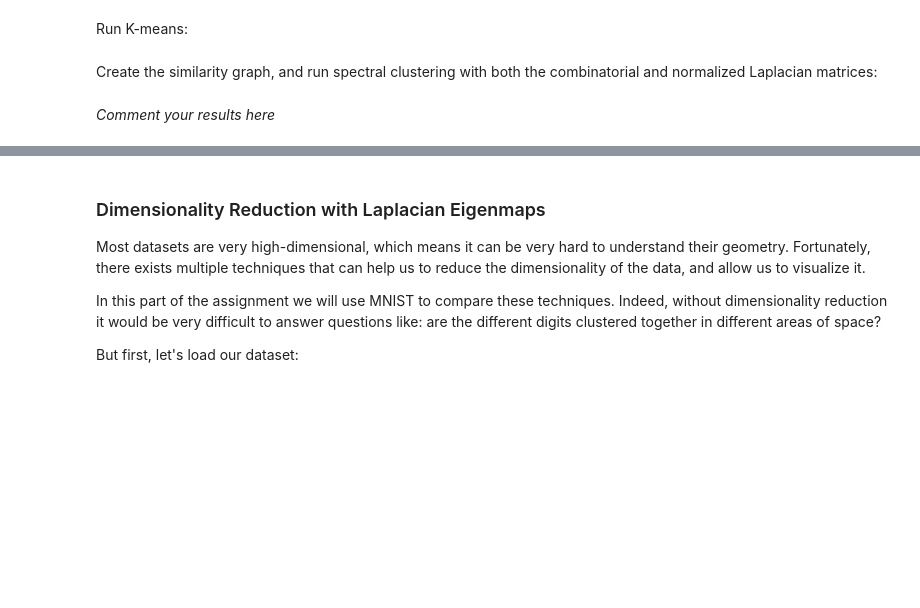
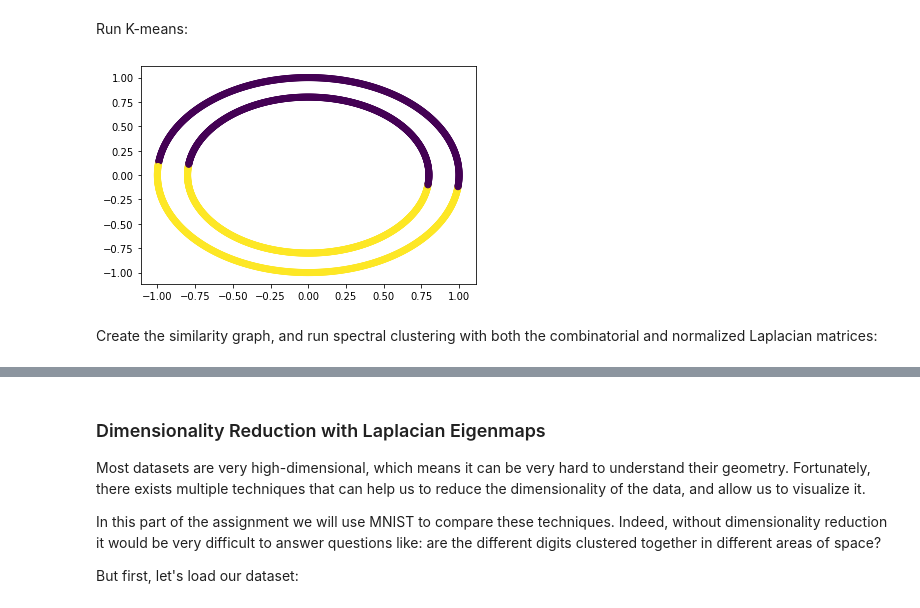
Before and after one commit to alex-mocanu/A-Network-Tour-of-DS-Homework, a Jupyter notebook: Assignment 2/2_learning_with_graphs.ipynb, the cells around one changed output, grey strips where cells are left out. Cells and saved outputs as stored; diff of their text form; code cells hidden in the pictures; blank space fills up the shorter version.

```diff
--- a/Assignment 2/2_learning_with_graphs.ipynb
+++ b/Assignment 2/2_learning_with_graphs.ipynb
@@ -248,2 +264,8 @@ Run K-means:
+# %%
+y_pred = KMeans(n_clusters=2).fit(X).labels_
+plt.scatter(X[:, 0], X[:, 1], c=y_pred)
+plt.show()
+# %% [output]
+[figure, added]
 # %% [markdown]
 Create the similarity graph, and run spectral clustering with both the combinatorial and normalized Laplacian matrices:
@@ -252,2 +271,0 @@ Create the similarity graph, and run spectral clustering with both the combinato
-# %% [markdown]
-*Comment your results here*
```
Also changed, not shown: parts of 17 cells of this notebook.
